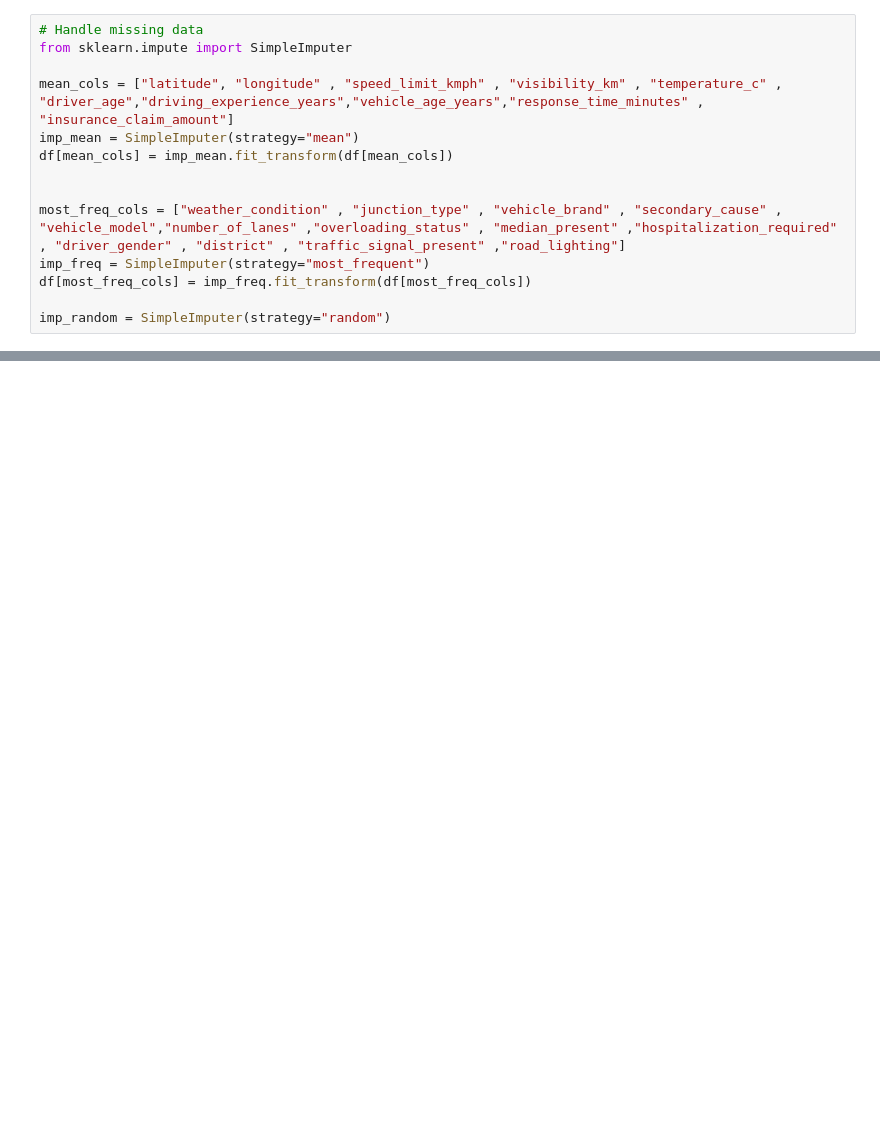
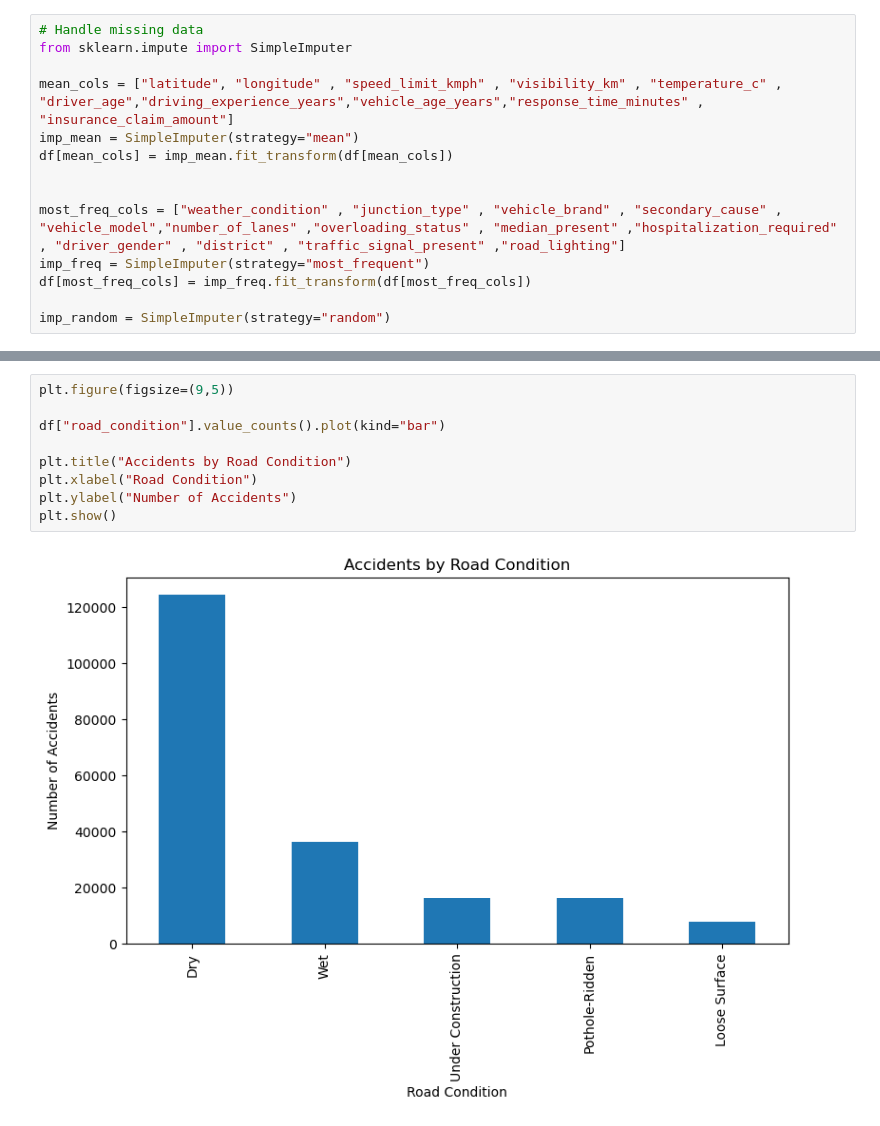
Before and after one commit to varunkumar-2107/Gdg-Task, a Jupyter notebook: gdgTask.ipynb, the cells around one changed output, grey strips where cells are left out. Drawn from its saved outputs; the diff is of its cells as text; blank space fills up the shorter version.

```diff
--- a/gdgTask.ipynb
+++ b/gdgTask.ipynb
@@ -119,0 +139,11 @@ df.sample(20)
+# %%
+plt.figure(figsize=(9,5))
+
+df["road_condition"].value_counts().plot(kind="bar")
+
+plt.title("Accidents by Road Condition")
+plt.xlabel("Road Condition")
+plt.ylabel("Number of Accidents")
+plt.show()
+# %% [output]
+[figure, added]
```
Also changed, not shown: parts of 11 cells of this notebook, 1 other file.
